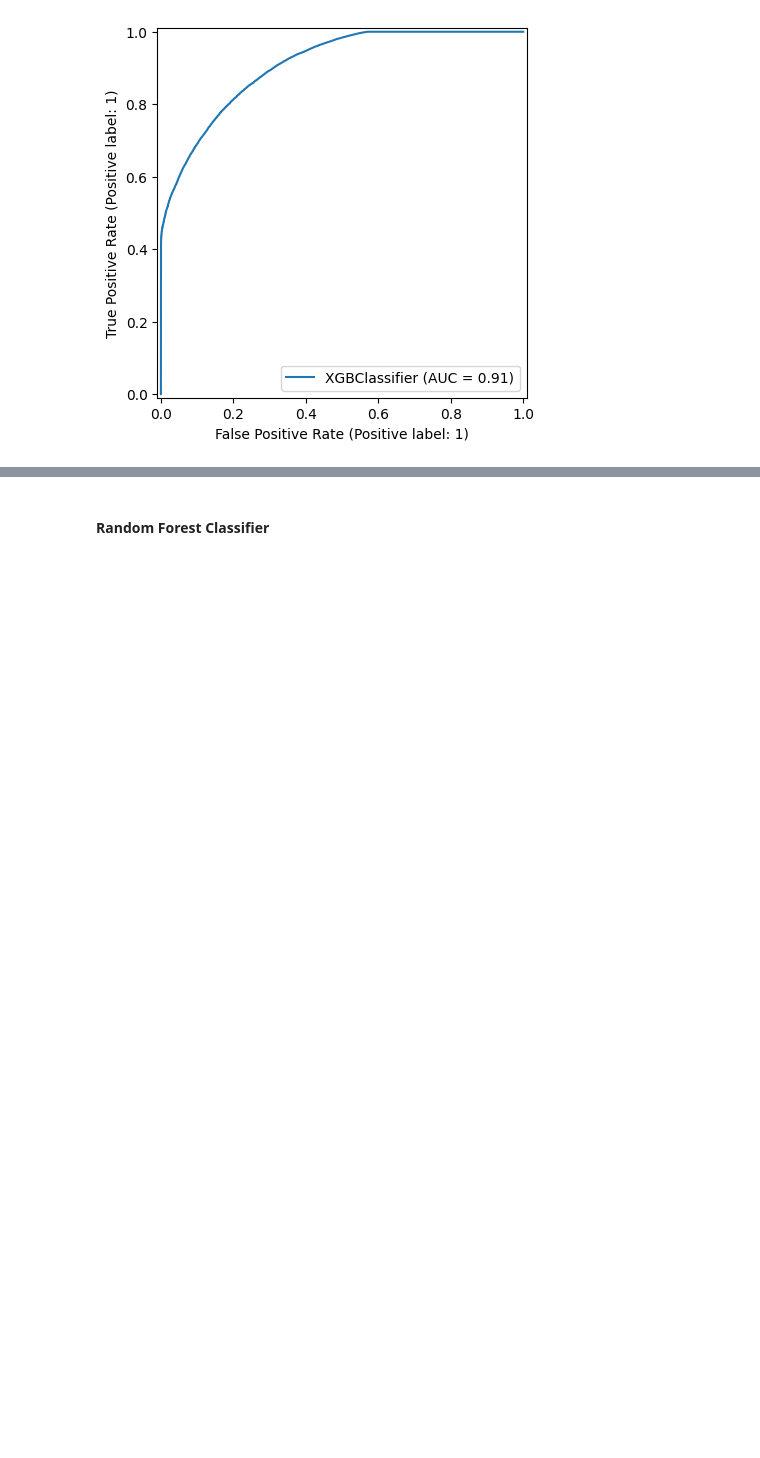
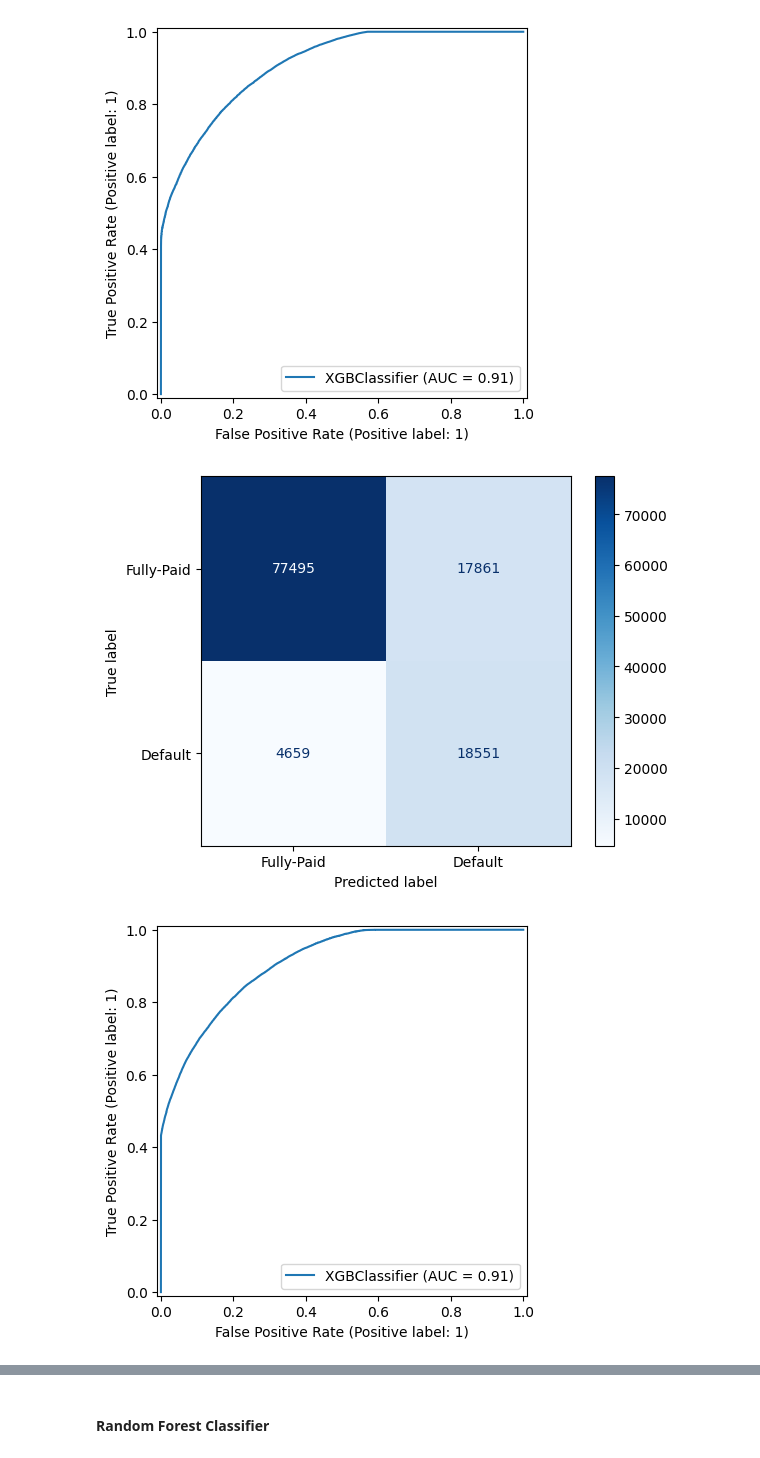
Before and after one commit to Debasishsaha123/Loan-default-prediction-ML-Projects, a Jupyter notebook: model_training.ipynb, the cells around one changed output, grey strips where cells are left out. Drawn from its saved outputs; the diff is of its cells as text; code cells hidden in the pictures; blank space fills up the shorter version.

```diff
--- a/model_training.ipynb
+++ b/model_training.ipynb
@@ -124,3 +137,29 @@ disp = RocCurveDisplay.from_estimator(xgb_clf, X_test, y_test)
 # %% [output]
 [figure]
 [figure]
+# %%
+from sklearn.metrics import PrecisionRecallDisplay
+
+disp = ConfusionMatrixDisplay.from_estimator(
+    xgb_clf,
+    X_test,
+    y_test,
+    cmap='Blues',
+    values_format='d',
+    display_labels=['Fully-Paid', 'Default']
+)
+
+disp = RocCurveDisplay.from_estimator(
+    xgb_clf,
+    X_test,
+    y_test
+)
+
+disp = PrecisionRecallDisplay.from_estimator(
+    xgb_clf,
+    X_test,
+    y_test
+)
+# %% [output]
+[figure, added]
+[figure, added]
```
Also changed, not shown: parts of 12 cells of this notebook, 2 other files.
